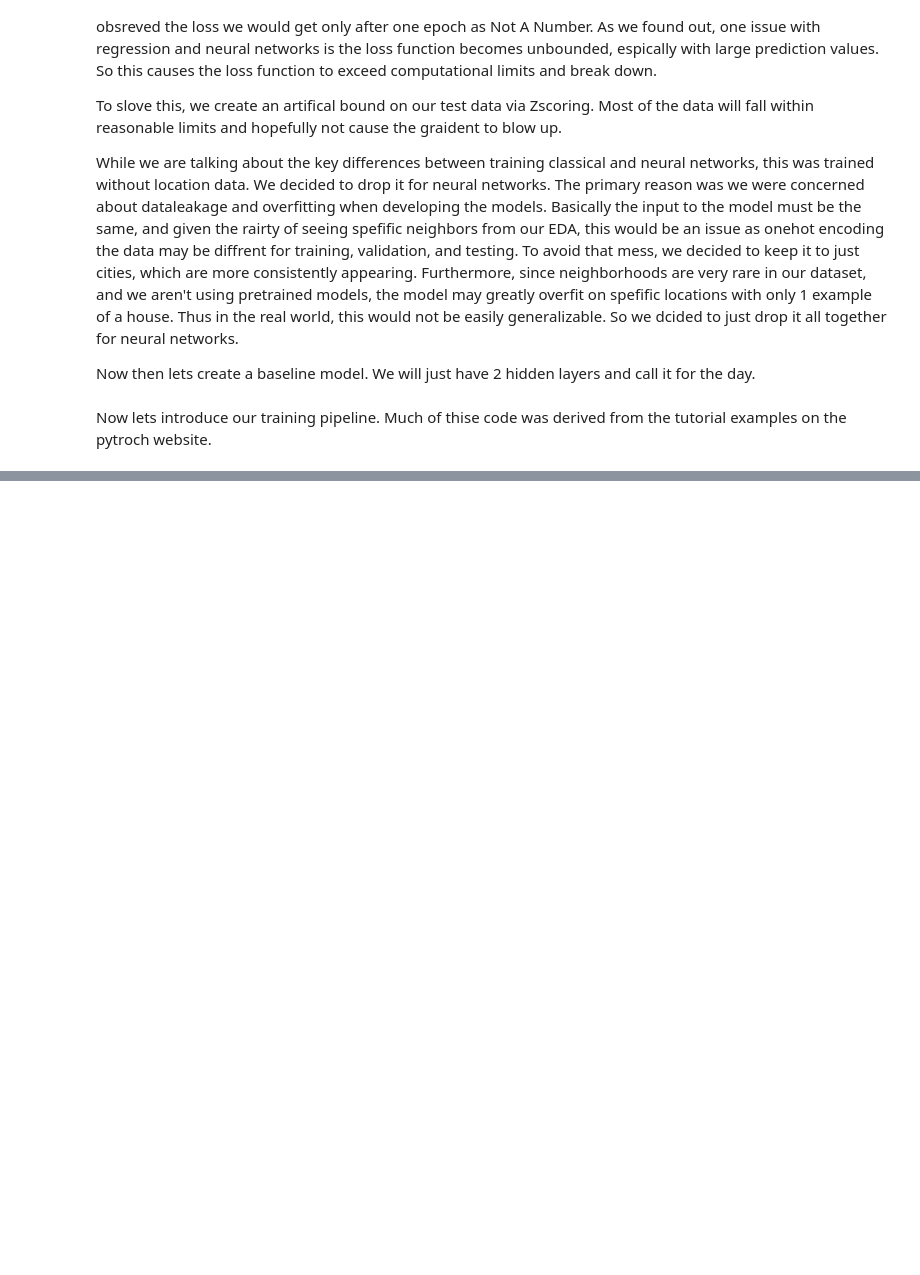
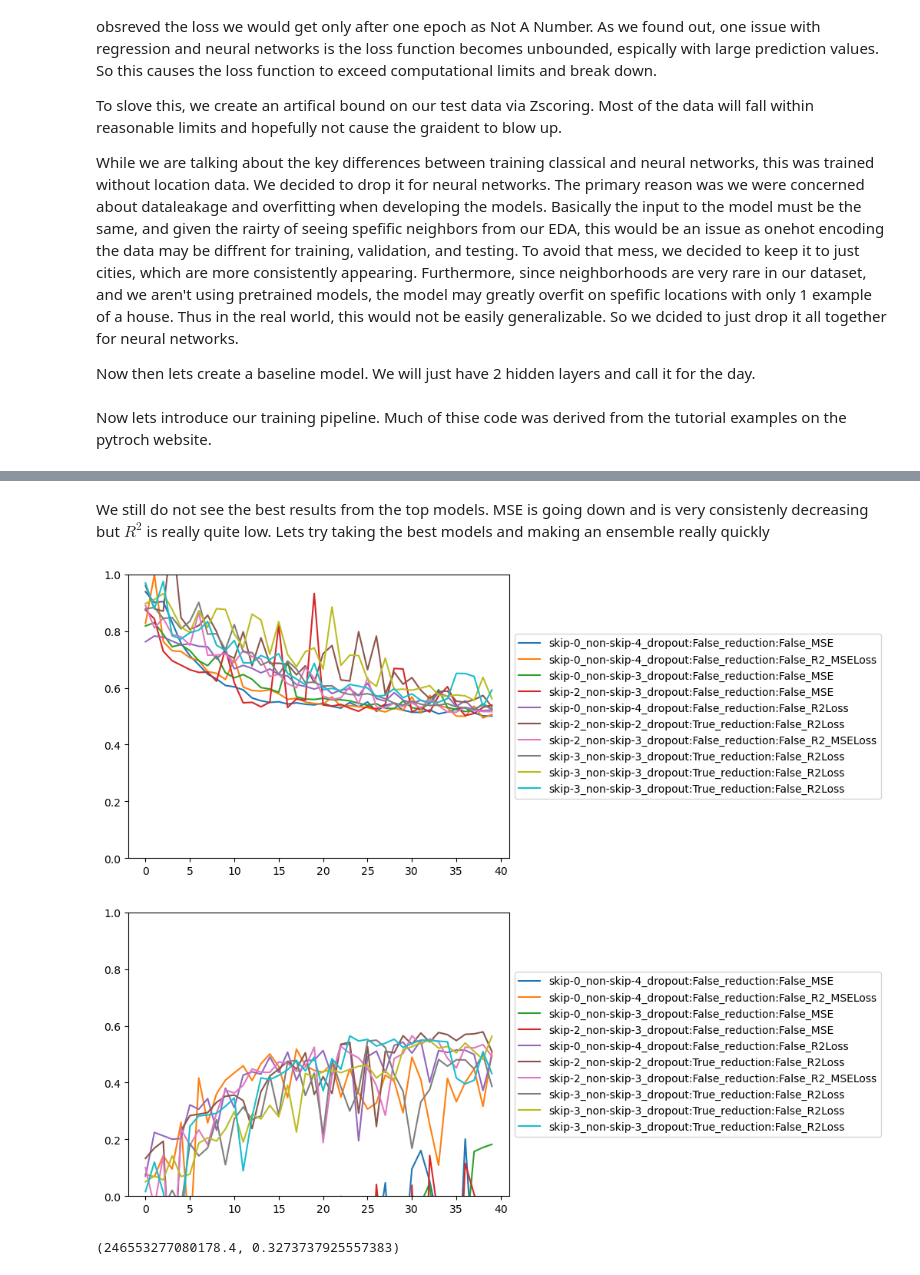
Before and after one commit to COGS118A/Group013-SP23, a Jupyter notebook: FinalProject_Group013-SP23.ipynb, the cells around one changed output, grey strips where cells are left out. Saved outputs shown, nothing was run; the diff lists cells and outputs as text; code cells hidden in the pictures; blank space fills up the shorter version.

```diff
--- a/FinalProject_Group013-SP23.ipynb
+++ b/FinalProject_Group013-SP23.ipynb
@@ -1192,0 +1003,63 @@ We notice that we achieve a score $\approx$ .78 and a mean squared error less th
+# %% [markdown]
+We still do not see the best results from the top models. MSE is going down and is very consistenly decreasing but $R^2$ is really quite low. Lets try taking the best models and making an ensemble really quickly
+# %%
+best_models = np.append(
+    MSE_data.mean(axis=1).sort_values()[:4].index.values,
+    R2_data.mean(axis=1).sort_values(ascending=False)[:4].index.values
+)
+
+plot_loss(MSE_data.loc[best_models], legend=True)
+plot_loss(R2_data.loc[best_models], legend=True)
+# %% [output]
+[figure, added]
+[figure, added]
+# %%
+def create_model_from_description(x):
+    model_data = x.split("_")
+    skip =  int(model_data[0][-1])
+    fc = int(model_data[1][-1])
+    does_drop = "True" in model_data[2]
+    reduct = "True" in model_data[3]
+    model = NNRegressor_V1(
+            does_drop=does_drop,
+            skip_count=skip,
+            fc_count=fc,
+            reduct=reduct,
+            loss_name=model_data[4]
+        )
+
+    return model
+
+models = []
+NN_model_result_dict = {}
+
+X_val_temp = X_val#.drop(["Location"], axis=1)
+#X_val_temp = pd.get_dummies(X_val_temp,columns=["City"])
+
+for model_desc in best_models:
+    model_desc = model_desc.replace(":", "-").split(".")[0] + ".pt"
+    model = create_model_from_description(model_desc)
+    model.load_state_dict(torch.load("./models/"+model_desc))
+    models.append(model)
+
+preds = np.zeros(y_val.shape[0])
+for model in models:
+    model.eval()
+    def run_model_in_df(x):
+        with torch.no_grad():
+            row = torch.Tensor(np.array(x.values, dtype=float))
+            preds = model(row)
+            preds = np.array(preds)
+            preds = preds * std + mean
+        return preds
+
+    pred = X_val_temp.apply(run_model_in_df, axis=1)
+    NN_model_result_dict[model.generate_model_name()] = [
+       r2_score(y_val, pred), mean_squared_error(y_val, pred)
+    ]
+    preds += X_val_temp.apply(run_model_in_df, axis=1)
+
+preds /= len(models)
+mean_squared_error(y_val, preds), r2_score(y_val, preds)
+# %% [output]
+(246553277080178.4, 0.3273737925557383)
```
Also changed, not shown: parts of 57 cells of this notebook, 1 other file.
